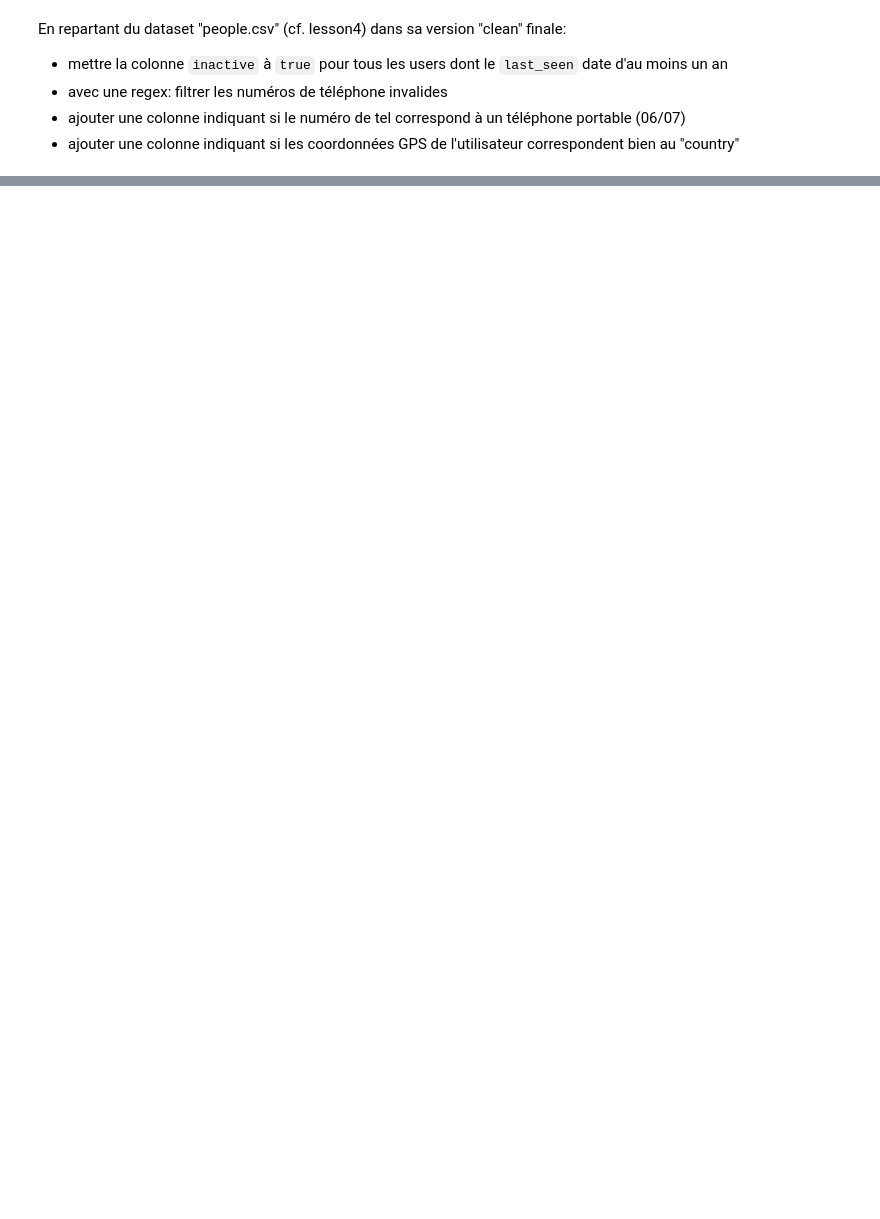
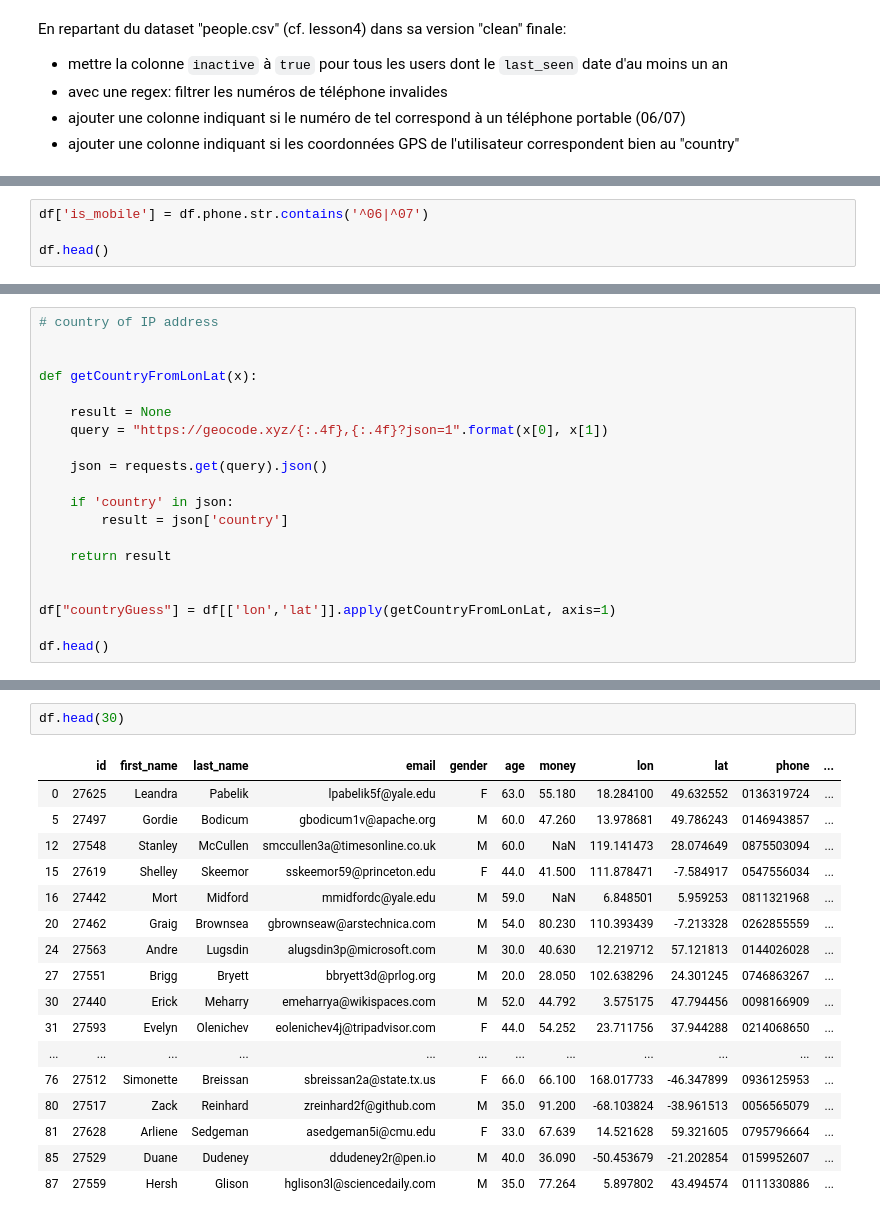
Before and after one commit to ms2020bgd/Thomas_Mensch, a Jupyter notebook: INFMDI721/lesson5/exo_cc.ipynb, the cells around one changed output, grey strips where cells are left out. Drawn from its saved outputs; the diff is of its cells as text; blank space fills up the shorter version.

```diff
--- a/INFMDI721/lesson5/exo_cc.ipynb
+++ b/INFMDI721/lesson5/exo_cc.ipynb
@@ -108,0 +125,4 @@ Name: phone, Length: 191, dtype: object
+# %%
+df['is_mobile'] = df.phone.str.contains('^06|^07')
+
+df.head()
@@ -108,0 +138,20 @@ Name: phone, Length: 191, dtype: object
+# %%
+# country of IP address
+
+
+def getCountryFromLonLat(x):
+
+    result = None
+    query = "https://geocode.xyz/{:.4f},{:.4f}?json=1".format(x[0], x[1])
+
+    json = requests.get(query).json()
+
+    if 'country' in json:
+        result = json['country']
+
+    return result
+
+
+df["countryGuess"] = df[['lon','lat']].apply(getCountryFromLonLat, axis=1)
+
+df.head()
@@ -108,0 +182,20 @@ Name: phone, Length: 191, dtype: object
+# %%
+df.head(30)
+# %% [output]
+|  | id | first_name | last_name | email | gender | age | money | lon | lat | phone | ... |
+| 0 | 27625 | Leandra | Pabelik | lpabelik5f@yale.edu | F | 63.0 | 55.180 | 18.284100 | 49.632552 | 0136319724 | ... |
+| 5 | 27497 | Gordie | Bodicum | gbodicum1v@apache.org | M | 60.0 | 47.260 | 13.978681 | 49.786243 | 0146943857 | ... |
+| 12 | 27548 | Stanley | McCullen | smccullen3a@timesonline.co.uk | M | 60.0 | NaN | 119.141473 | 28.074649 | 0875503094 | ... |
+| 15 | 27619 | Shelley | Skeemor | sskeemor59@princeton.edu | F | 44.0 | 41.500 | 111.878471 | -7.584917 | 0547556034 | ... |
+| 16 | 27442 | Mort | Midford | mmidfordc@yale.edu | M | 59.0 | NaN | 6.848501 | 5.959253 | 0811321968 | ... |
+| 20 | 27462 | Graig | Brownsea | gbrownseaw@arstechnica.com | M | 54.0 | 80.230 | 110.393439 | -7.213328 | 0262855559 | ... |
+| 24 | 27563 | Andre | Lugsdin | alugsdin3p@microsoft.com | M | 30.0 | 40.630 | 12.219712 | 57.121813 | 0144026028 | ... |
+| 27 | 27551 | Brigg | Bryett | bbryett3d@prlog.org | M | 20.0 | 28.050 | 102.638296 | 24.301245 | 0746863267 | ... |
+| 30 | 27440 | Erick | Meharry | emeharrya@wikispaces.com | M | 52.0 | 44.792 | 3.575175 | 47.794456 | 0098166909 | ... |
+| 31 | 27593 | Evelyn | Olenichev | eolenichev4j@tripadvisor.com | F | 44.0 | 54.252 | 23.711756 | 37.944288 | 0214068650 | ... |
+| ... | ... | ... | ... | ... | ... | ... | ... | ... | ... | ... | ... |
+| 76 | 27512 | Simonette | Breissan | sbreissan2a@state.tx.us | F | 66.0 | 66.100 | 168.017733 | -46.347899 | 0936125953 | ... |
+| 80 | 27517 | Zack | Reinhard | zreinhard2f@github.com | M | 35.0 | 91.200 | -68.103824 | -38.961513 | 0056565079 | ... |
+| 81 | 27628 | Arliene | Sedgeman | asedgeman5i@cmu.edu | F | 33.0 | 67.639 | 14.521628 | 59.321605 | 0795796664 | ... |
+| 85 | 27529 | Duane | Dudeney | ddudeney2r@pen.io | M | 40.0 | 36.090 | -50.453679 | -21.202854 | 0159952607 | ... |
+| 87 | 27559 | Hersh | Glison | hglison3l@sciencedaily.com | M | 35.0 | 77.264 | 5.897802 | 43.494574 | 0111330886 | ... |
```
Also changed, not shown: parts of 12 cells of this notebook.
